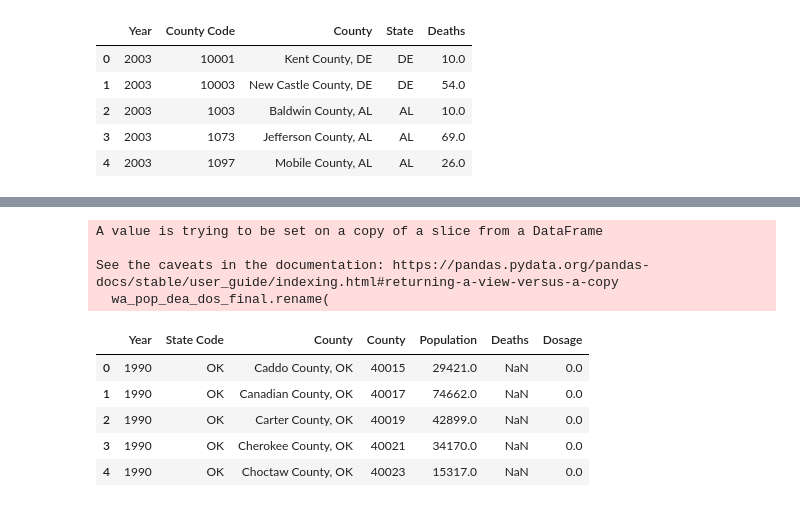
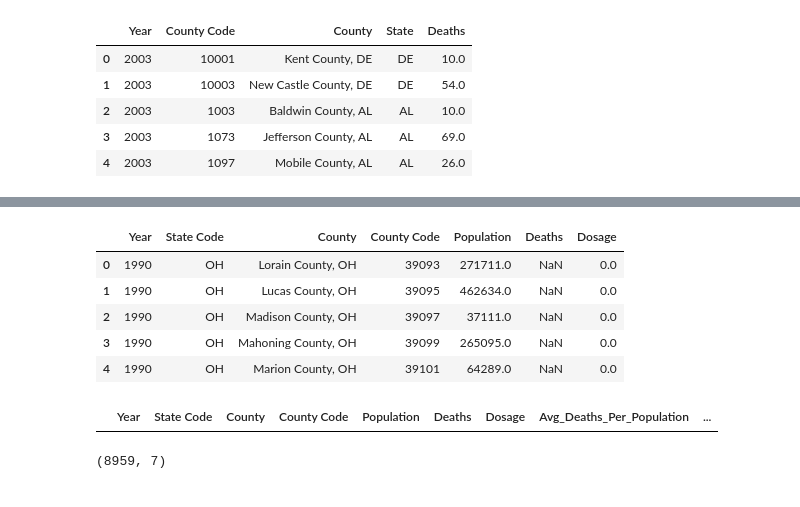
Before and after one commit to MIDS-at-Duke/opioid-2023-group-8-final-opioid, a Jupyter notebook: 10_Code/Data_Merging.ipynb, the cells around one changed output, grey strips where cells are left out. Saved outputs shown, nothing was run; the diff lists cells and outputs as text; code cells hidden in the pictures.

```diff
--- a/10_Code/Data_Merging.ipynb
+++ b/10_Code/Data_Merging.ipynb
@@ -55,0 +56,8 @@ dos_data.head()
+# %%
+# Creating list of Test and Control states
+# For Florida (FL) - Kentucky (KY), Tennessee (TN), Oregon (OR)
+fl_states = ["FL", "KY", "TN", "OR"]
+# For Washington (WA) - Ohio (OH), Minnesota (MN), Arkansas (AR)
+wa_states = ["WA", "OH", "MN", "AR"]
+# For Texas (TX) - Ohio (OH), Kentucky (KY), Maine (ME)
+tx_states = ["TX", "OH", "KY", "ME"]
@@ -325,15 +376,15 @@ wa_pop_dea_dos_merged = wa_pop_dea_merged.merge(
     wa_dos_data_test_and_control,
     how="left",
     left_on=["State_CD", "County Code", "Year"],
-    right_on=["state", "fips", "transaction_year"],
+    right_on=["state", "fips", "Year"],
 )
 
 # Checks
-wa_pop_dea_merged.shape
-# (6076, 11)
-wa_pop_dea_dos_merged.shape
-# (6076, 16)
-wa_dos_data_test_and_control["MME"].sum()
-# 87252759791.51248
-wa_pop_dea_dos_merged["MME"].sum()
-# 87252759791.51248
+# wa_pop_dea_merged.shape
+# (8959, 11)
+# wa_pop_dea_dos_merged.shape
+# (8959, 15)
+# wa_dos_data_test_and_control["MME"].sum()
+# 119025022592.69534
+# wa_pop_dea_dos_merged["MME"].sum()
+# 119025022592.69534
@@ -353,7 +402,7 @@ wa_pop_dea_dos = wa_pop_dea_dos_merged[
         "Deaths",
         "MME",
     ]
-]
+].copy()
 wa_pop_dea_dos.rename(
     columns={
         "County_x": "County",
@@ -367,7 +416,7 @@ wa_pop_dea_dos.rename(
 # Filter rows where Dosage > 0
 filtered_df = wa_pop_dea_dos[
     (wa_pop_dea_dos["Dosage"] > 0) & (wa_pop_dea_dos["Deaths"] > 0)
-]
+].copy()
 
 # Calculate average deaths per population for each state per year
 filtered_df["Avg_Deaths_Per_Population"] = filtered_df.groupby(["State Code", "Year"])[
@@ -377,9 +426,14 @@ filtered_df["Avg_Deaths_Per_Population"] = filtered_df.groupby(["State Code", "Y
 ].transform(
     "sum"
 )
+state_year_df = (
+    filtered_df.groupby(["State Code", "Year"])["Avg_Deaths_Per_Population"]
+    .max()
+    .reset_index()
+)
 # Merge the new column back to the original DataFrame
 wa_pop_dea_dos = wa_pop_dea_dos.merge(
-    filtered_df[["State Code", "Year", "County Code", "Avg_Deaths_Per_Population"]],
+    state_year_df[["State Code", "Year", "Avg_Deaths_Per_Population"]],
     on=["State Code", "Year"],
     how="left",
 )
@@ -420,28 +465,41 @@ Name: count, dtype: int64
 # %%
 wa_pop_dea_dos["Deaths"] = wa_pop_dea_dos["Deaths"].fillna(
     wa_pop_dea_dos["Deaths_Per_Population_Times_Population"]
 )
 wa_pop_dea_dos_final = wa_pop_dea_dos[
-    ["Year", "State Code", "County", "County Code_x", "Population", "Deaths", "Dosage"]
-]
+    ["Year", "State Code", "County", "County Code", "Population", "Deaths", "Dosage"]
+].copy()
 wa_pop_dea_dos_final.rename(
     columns={
         "County Code_x": "County",
     },
     inplace=True,
 )
-wa_pop_dea_dos_final.to_csv(
-    "../20_Intermediate_Files/Washington_Merged.csv", index=False
-)
 wa_pop_dea_dos_final.head()
 # %% [output]
-A value is trying to be set on a copy of a slice from a DataFrame
-
-See the caveats in the documentation: https://pandas.pydata.org/pandas-docs/stable/user_guide/indexing.html#returning-a-view-versus-a-copy
-  wa_pop_dea_dos_final.rename(
-|  | Year | State Code | County | County | Population | Deaths | Dosage |
-| 0 | 1990 | OK | Caddo County, OK | 40015 | 29421.0 | NaN | 0.0 |
-| 1 | 1990 | OK | Canadian County, OK | 40017 | 74662.0 | NaN | 0.0 |
-| 2 | 1990 | OK | Carter County, OK | 40019 | 42899.0 | NaN | 0.0 |
-| 3 | 1990 | OK | Cherokee County, OK | 40021 | 34170.0 | NaN | 0.0 |
-| 4 | 1990 | OK | Choctaw County, OK | 40023 | 15317.0 | NaN | 0.0 |
+|  | Year | State Code | County | County Code | Population | Deaths | Dosage |
+| 0 | 1990 | OH | Lorain County, OH | 39093 | 271711.0 | NaN | 0.0 |
+| 1 | 1990 | OH | Lucas County, OH | 39095 | 462634.0 | NaN | 0.0 |
+| 2 | 1990 | OH | Madison County, OH | 39097 | 37111.0 | NaN | 0.0 |
+| 3 | 1990 | OH | Mahoning County, OH | 39099 | 265095.0 | NaN | 0.0 |
+| 4 | 1990 | OH | Marion County, OH | 39101 | 64289.0 | NaN | 0.0 |
+# %%
+# Checking for duplicates in the final dataset
+duplicates = wa_pop_dea_dos.duplicated(
+    subset=["Year", "State Code", "County"], keep=False
+)
+wa_pop_dea_dos[duplicates]
+# 0 rows means no duplicates :)
+# %% [output]
+|  | Year | State Code | County | County Code | Population | Deaths | Dosage | Avg_Deaths_Per_Population | ... |
+# %%
+wa_pop_dea_dos_final.shape
+# (8959, 7)
+# wa_pop_dea_dos_final["Deaths"].sum()
+# 42186.0
+# wa_pop_dea_dos_final["Dosage"].sum()
+# 119025022592.69534
+# wa_pop_dea_dos_final["Population"].sum()
+# 793122268.0
+# %% [output]
+(8959, 7)
```
Also changed, not shown: parts of 41 cells of this notebook, 3 other files.
